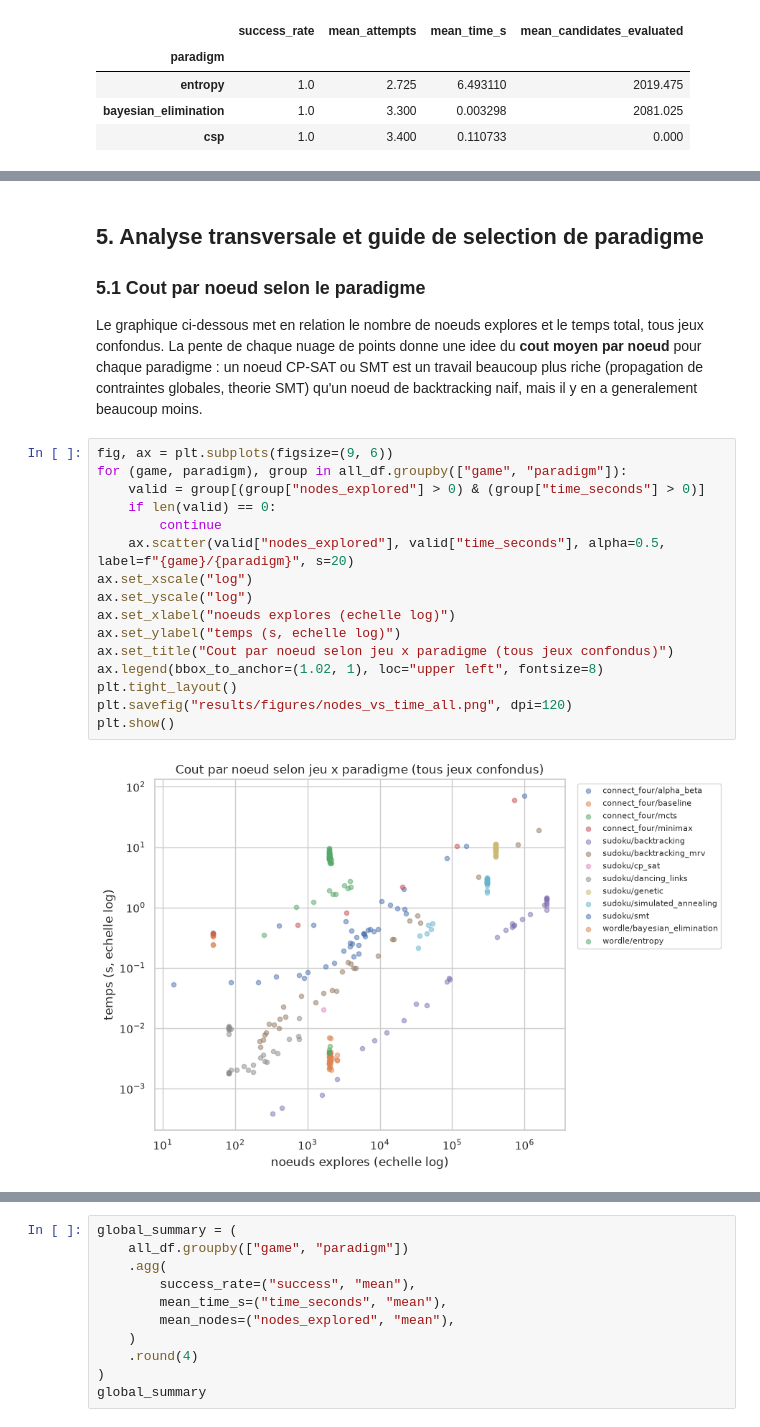
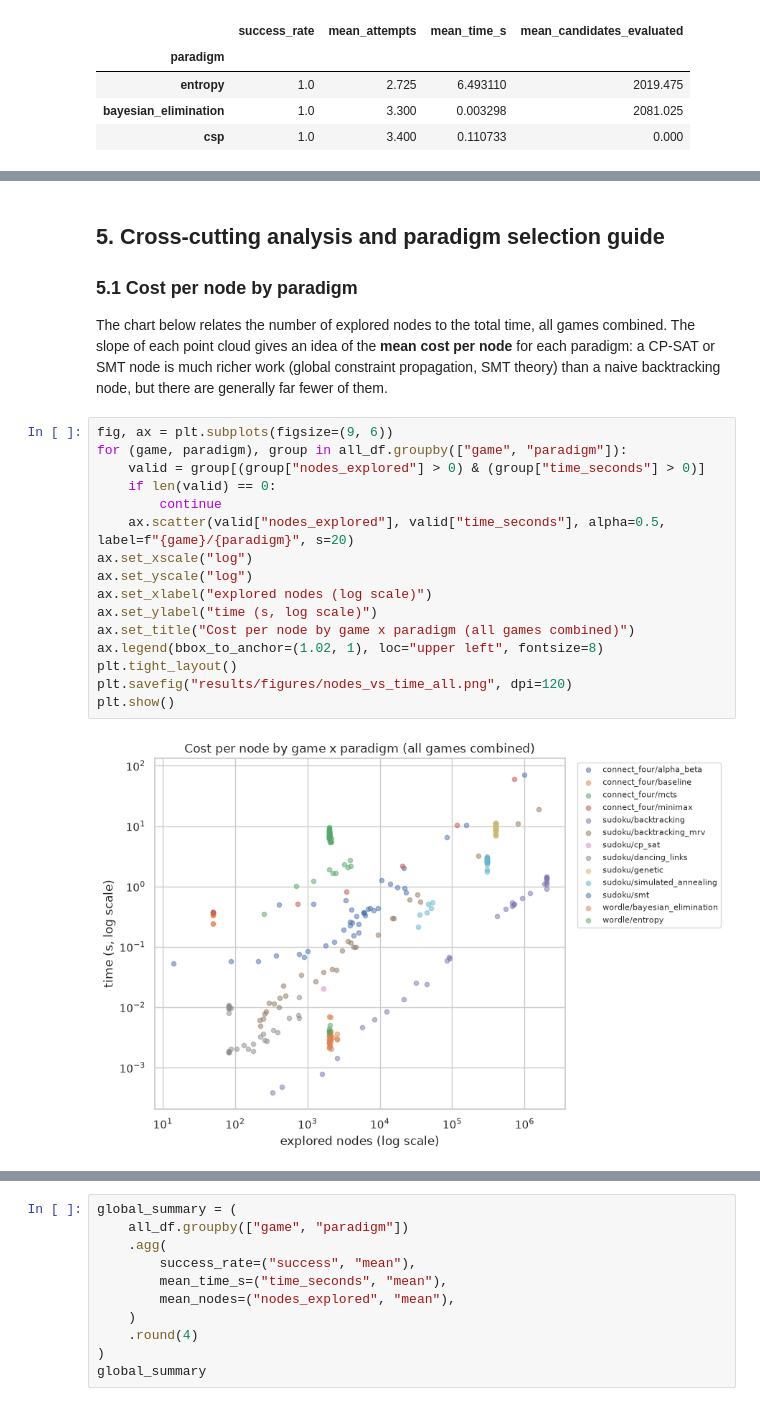
Before and after one commit to touikss/cross-paradigm-solver-benchmark, a Jupyter notebook: notebook.ipynb, the cells around one changed output, grey strips where cells are left out. Drawn from its saved outputs; the diff is of its cells as text.

```diff
--- a/notebook.ipynb
+++ b/notebook.ipynb
@@ -369,30 +363,29 @@ plt.show()
 # %% [markdown]
-## 5. Analyse transversale et guide de selection de paradigme
+## 5. Cross-cutting analysis and paradigm selection guide
 
-### 5.1 Cout par noeud selon le paradigme
+### 5.1 Cost per node by paradigm
 
-Le graphique ci-dessous met en relation le nombre de noeuds explores et le
-temps total, tous jeux confondus. La pente de chaque nuage de points donne
-une idee du **cout moyen par noeud** pour chaque paradigme : un noeud CP-SAT
-ou SMT est un travail beaucoup plus riche (propagation de contraintes
-globales, theorie SMT) qu'un noeud de backtracking naif, mais il y en a
-generalement beaucoup moins.
+The chart below relates the number of explored nodes to the total time, all
+games combined. The slope of each point cloud gives an idea of the **mean
+cost per node** for each paradigm: a CP-SAT or SMT node is much richer work
+(global constraint propagation, SMT theory) than a naive backtracking node,
+but there are generally far fewer of them.
 # %%
 fig, ax = plt.subplots(figsize=(9, 6))
 for (game, paradigm), group in all_df.groupby(["game", "paradigm"]):
     valid = group[(group["nodes_explored"] > 0) & (group["time_seconds"] > 0)]
     if len(valid) == 0:
         continue
     ax.scatter(valid["nodes_explored"], valid["time_seconds"], alpha=0.5, label=f"{game}/{paradigm}", s=20)
 ax.set_xscale("log")
 ax.set_yscale("log")
-ax.set_xlabel("noeuds explores (echelle log)")
-ax.set_ylabel("temps (s, echelle log)")
-ax.set_title("Cout par noeud selon jeu x paradigme (tous jeux confondus)")
+ax.set_xlabel("explored nodes (log scale)")
+ax.set_ylabel("time (s, log scale)")
+ax.set_title("Cost per node by game x paradigm (all games combined)")
 ax.legend(bbox_to_anchor=(1.02, 1), loc="upper left", fontsize=8)
 plt.tight_layout()
 plt.savefig("results/figures/nodes_vs_time_all.png", dpi=120)
 plt.show()
 # %% [output]
-[figure, old version]
+[figure, new version]
 # %% [markdown]
```
Also changed, not shown: parts of 15 cells of this notebook, 7 other files.
